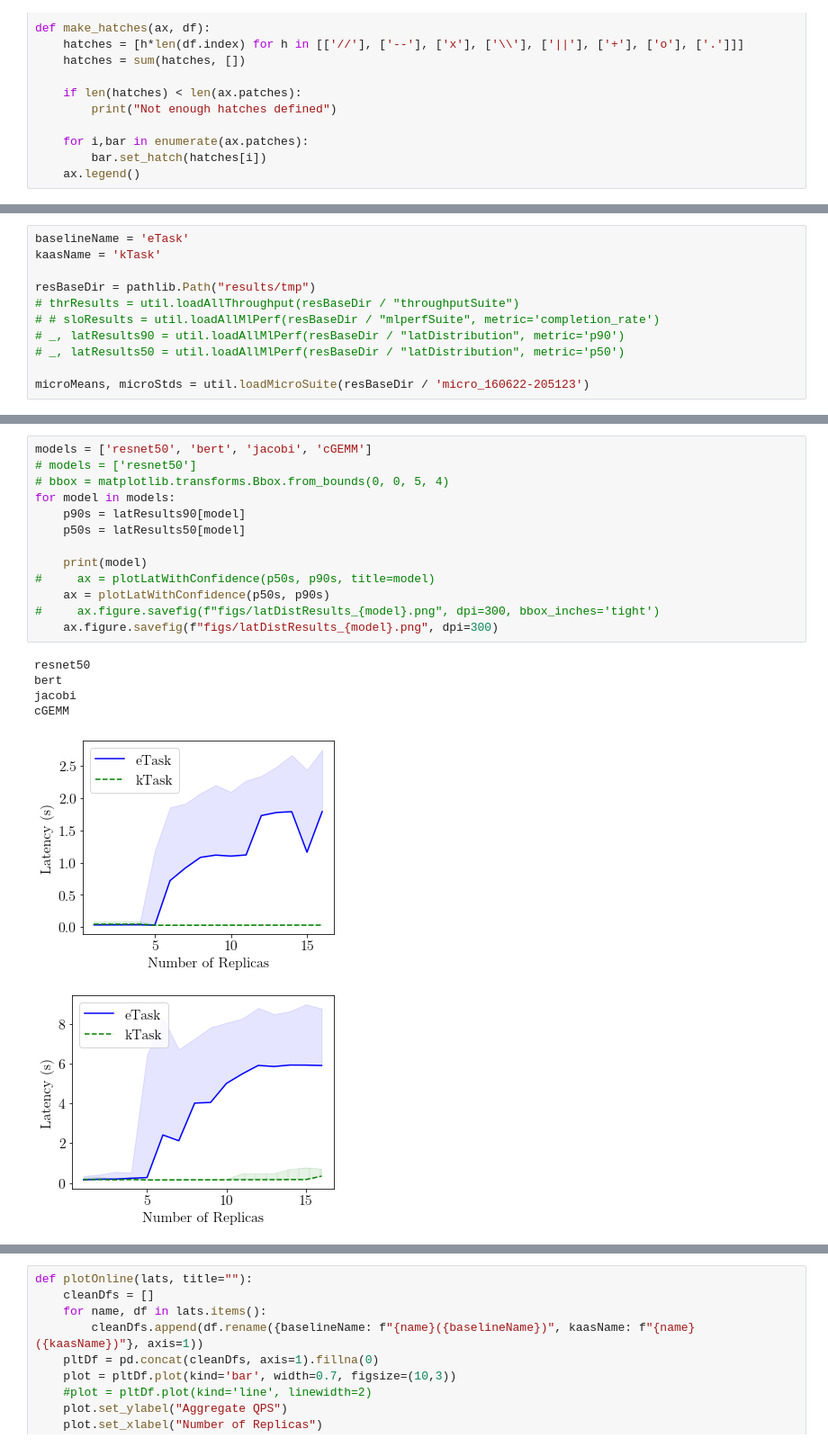
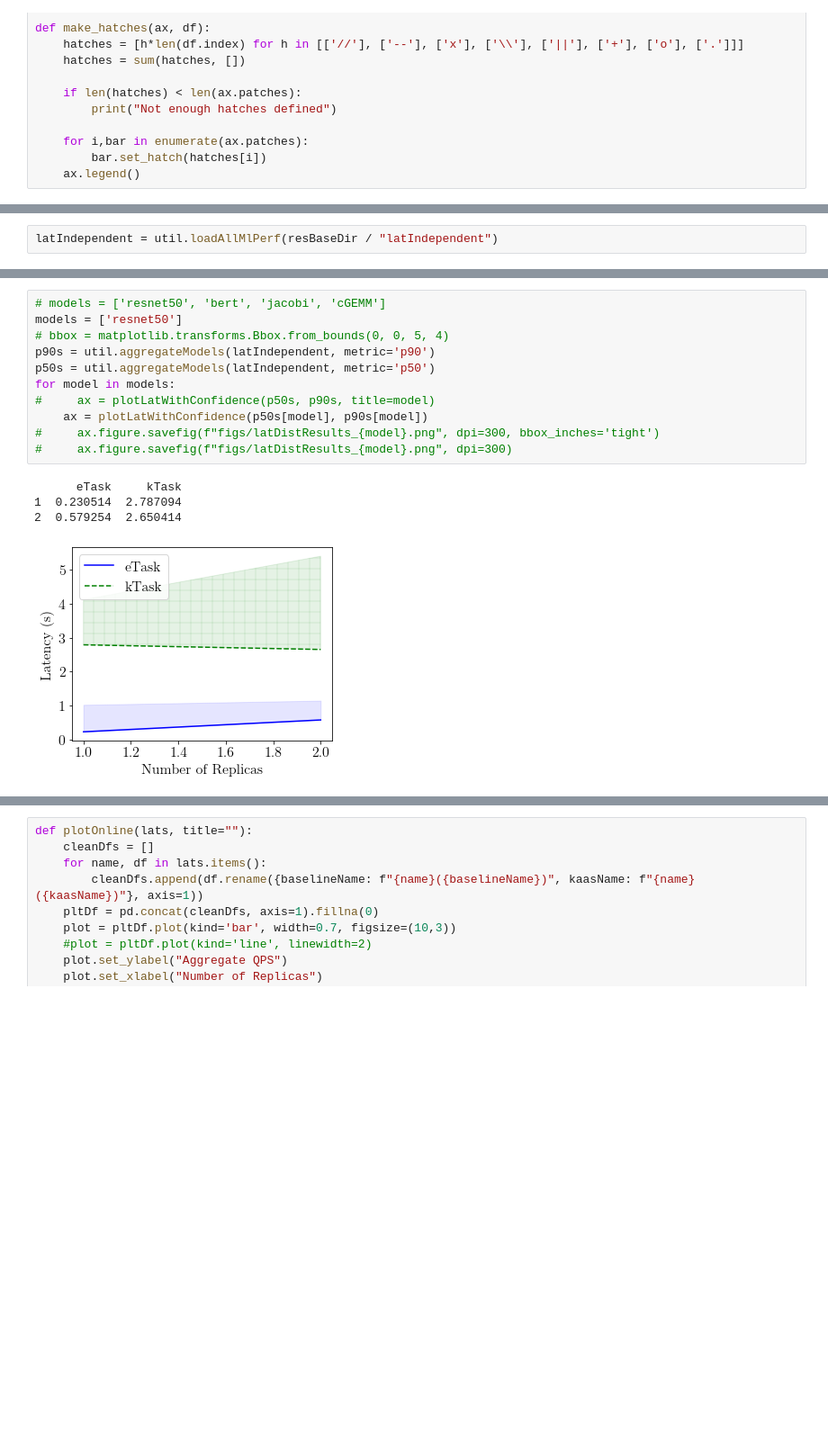
Before and after one commit to NathanTP/kaasBenchmarks, a Jupyter notebook: inference/analysis/analysis.ipynb, the cells around one changed output, grey strips where cells are left out. Shown at 90% size. Drawn from its saved outputs; the diff is of its cells as text; blank space fills up the shorter version.

Commit message:
Plotting/Analysis code updated for new schema. All results seem to plot correctly (even if the performance numbers seem off).

```diff
--- a/inference/analysis/analysis.ipynb
+++ b/inference/analysis/analysis.ipynb
@@ -48,11 +41,0 @@ def make_hatches(ax, df):
-# %%
-baselineName = 'eTask'
-kaasName = 'kTask'
-
-resBaseDir = pathlib.Path("results/tmp")
-# thrResults = util.loadAllThroughput(resBaseDir / "throughputSuite")
-# # sloResults = util.loadAllMlPerf(resBaseDir / "mlperfSuite", metric='completion_rate')
-# _, latResults90 = util.loadAllMlPerf(resBaseDir / "latDistribution", metric='p90')
-# _, latResults50 = util.loadAllMlPerf(resBaseDir / "latDistribution", metric='p50')
-
-microMeans, microStds = util.loadMicroSuite(resBaseDir / 'micro_160622-205123')
@@ -61,3 +62,5 @@ microMeans, microStds = util.loadMicroSuite(resBaseDir / 'micro_160622-205123')
+# %%
+latIndependent = util.loadAllMlPerf(resBaseDir / "latIndependent")
 # %%
 def plotLatencies(lats, title="", log=True):
     cleanDfs = []
@@ -105,22 +108,18 @@ def plotLatWithConfidence(p50s, p90s, title=None):
 
     return ax
 # %%
-models = ['resnet50', 'bert', 'jacobi', 'cGEMM']
-# models = ['resnet50']
+# models = ['resnet50', 'bert', 'jacobi', 'cGEMM']
+models = ['resnet50']
 # bbox = matplotlib.transforms.Bbox.from_bounds(0, 0, 5, 4)
+p90s = util.aggregateModels(latIndependent, metric='p90')
+p50s = util.aggregateModels(latIndependent, metric='p50')
 for model in models:
-    p90s = latResults90[model]
-    p50s = latResults50[model]
-
-    print(model)
 #     ax = plotLatWithConfidence(p50s, p90s, title=model)
-    ax = plotLatWithConfidence(p50s, p90s)
+    ax = plotLatWithConfidence(p50s[model], p90s[model])
 #     ax.figure.savefig(f"figs/latDistResults_{model}.png", dpi=300, bbox_inches='tight')
-    ax.figure.savefig(f"figs/latDistResults_{model}.png", dpi=300)
+#     ax.figure.savefig(f"figs/latDistResults_{model}.png", dpi=300)
 # %% [output]
-resnet50
-bert
-jacobi
-cGEMM
+      eTask     kTask
+1  0.230514  2.787094
+2  0.579254  2.650414
-[figure, old version]
+[figure, new version]
-[figure, removed]
```
Also changed, not shown: parts of 37 cells of this notebook, 1 other file.
